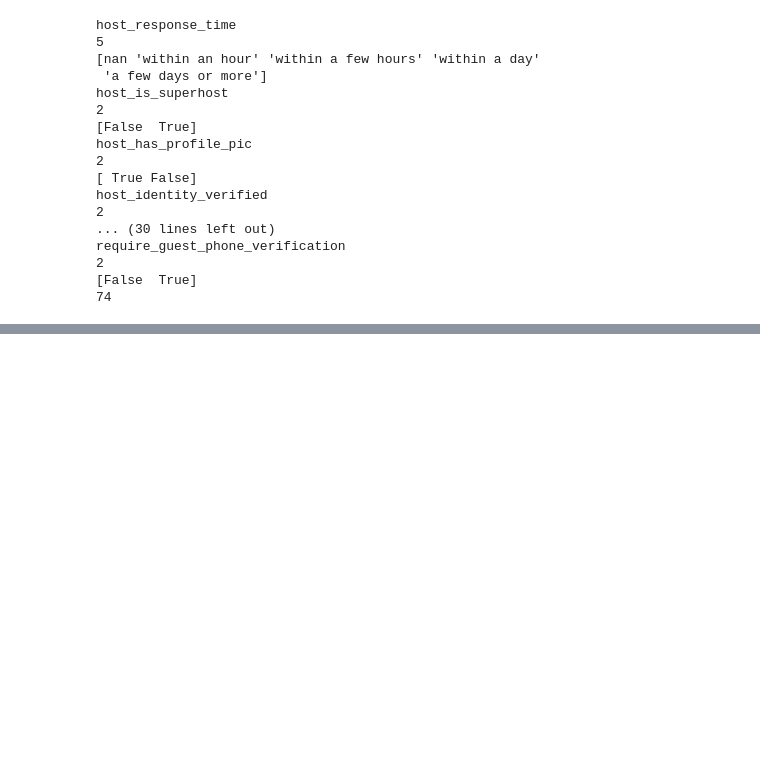
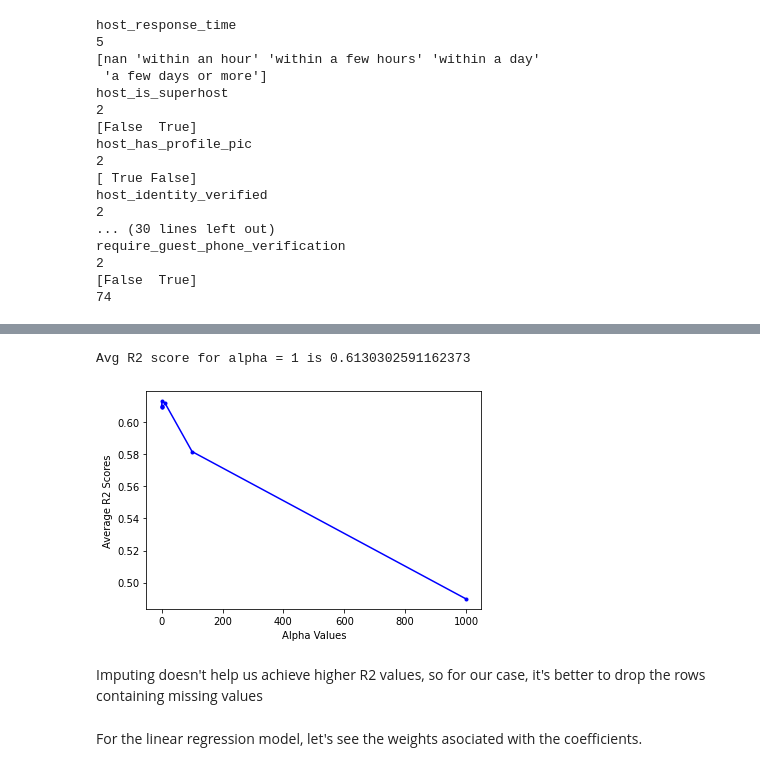
Before and after one commit to mai0elkady/Boston_airbnb_data_analysis, a Jupyter notebook: Boston_airbnb.ipynb, the cells around one changed output, grey strips where cells are left out. Cells and saved outputs as stored; diff of their text form; code cells hidden in the pictures; blank space fills up the shorter version.

```diff
--- a/Boston_airbnb.ipynb
+++ b/Boston_airbnb.ipynb
@@ -565,0 +525,13 @@ print(r2_score(y_test,y_pred))
+# %%
+#second for ridge regression
+avg_r2_scores, avg_rss, avg_diff = ridge_reg_training(X,y,alphas,random_seed,n_splits)
+plot_r2_vs_alphas(avg_r2_scores,alphas)
+max_index = np.argmax(avg_r2_scores)
+print("Avg R2 score for alpha = "+str(alphas[max_index])+" is "+str(avg_r2_scores[max_index]))
+# %% [output]
+Avg R2 score for alpha = 1 is 0.6130302591162373
+[figure, added]
+# %% [markdown]
+Imputing doesn't help us achieve higher R2 values, so for our case, it's better to drop the rows containing missing values
+# %% [markdown]
+For the linear regression model, let's see the weights asociated with the coefficients.
```
Also changed, not shown: parts of 24 cells of this notebook.
